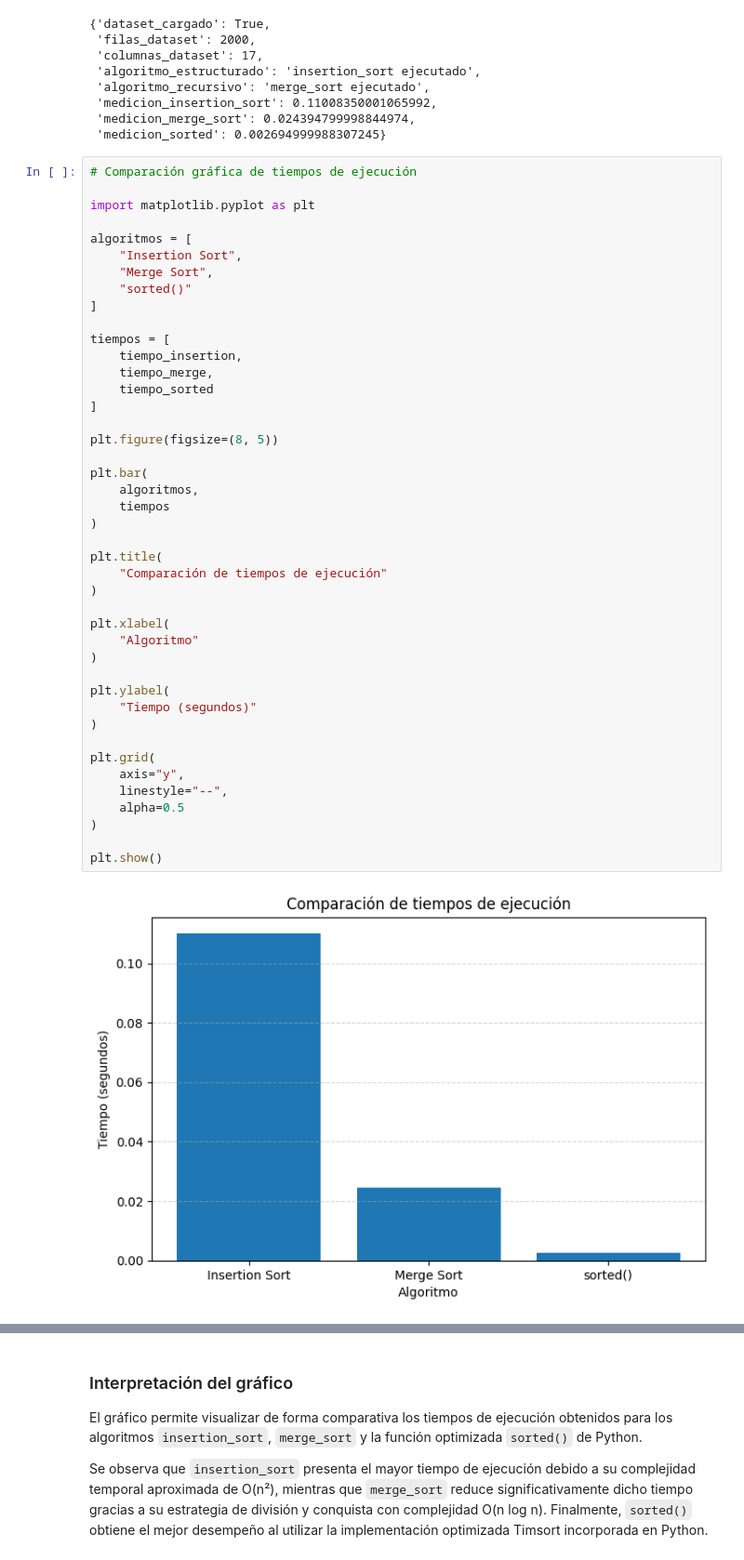
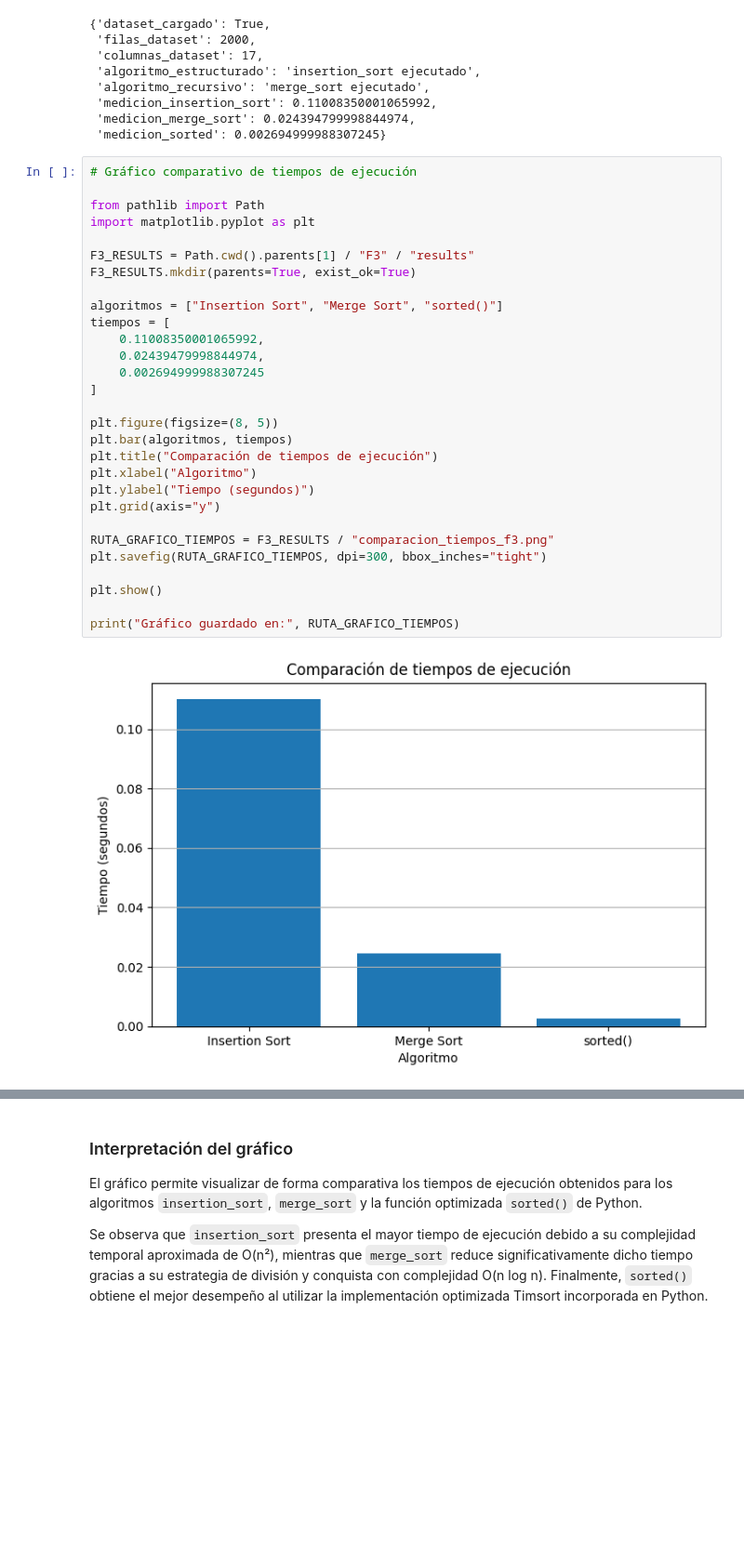
Before and after one commit to Prod1982/mcdi500_s1_grupo6, a Jupyter notebook: F3/notebooks/F3_algoritmos_complejidad.ipynb, the cells around one changed output, grey strips where cells are left out. Shown at 93% size. Cells and saved outputs as stored; diff of their text form; blank space fills up the shorter version.

Commit message:
fix: agrega grafico comparativo de tiempos

```diff
--- a/F3/notebooks/F3_algoritmos_complejidad.ipynb
+++ b/F3/notebooks/F3_algoritmos_complejidad.ipynb
@@ -593,47 +593,33 @@ validacion_f3
  'medicion_merge_sort': 0.024394799998844974,
  'medicion_sorted': 0.002694999988307245}
 # %%
-# Comparación gráfica de tiempos de ejecución
+# Gráfico comparativo de tiempos de ejecución
 
+from pathlib import Path
 import matplotlib.pyplot as plt
 
-algoritmos = [
-    "Insertion Sort",
-    "Merge Sort",
-    "sorted()"
-]
+F3_RESULTS = Path.cwd().parents[1] / "F3" / "results"
+F3_RESULTS.mkdir(parents=True, exist_ok=True)
 
+algoritmos = ["Insertion Sort", "Merge Sort", "sorted()"]
 tiempos = [
-    tiempo_insertion,
-    tiempo_merge,
-    tiempo_sorted
+    0.11008350001065992,
+    0.02439479998844974,
+    0.002694999988307245
 ]
 
 plt.figure(figsize=(8, 5))
+plt.bar(algoritmos, tiempos)
+plt.title("Comparación de tiempos de ejecución")
+plt.xlabel("Algoritmo")
+plt.ylabel("Tiempo (segundos)")
+plt.grid(axis="y")
 
-plt.bar(
-    algoritmos,
-    tiempos
-)
-
-plt.title(
-    "Comparación de tiempos de ejecución"
-)
-
-plt.xlabel(
-    "Algoritmo"
-)
-
-plt.ylabel(
-    "Tiempo (segundos)"
-)
-
-plt.grid(
-    axis="y",
-    linestyle="--",
-    alpha=0.5
-)
+RUTA_GRAFICO_TIEMPOS = F3_RESULTS / "comparacion_tiempos_f3.png"
+plt.savefig(RUTA_GRAFICO_TIEMPOS, dpi=300, bbox_inches="tight")
 
 plt.show()
+
+print("Gráfico guardado en:", RUTA_GRAFICO_TIEMPOS)
 # %% [output]
-[figure, old version]
+[figure, new version]
```
Also changed, not shown: parts of 1 cell of this notebook, 1 other file.
